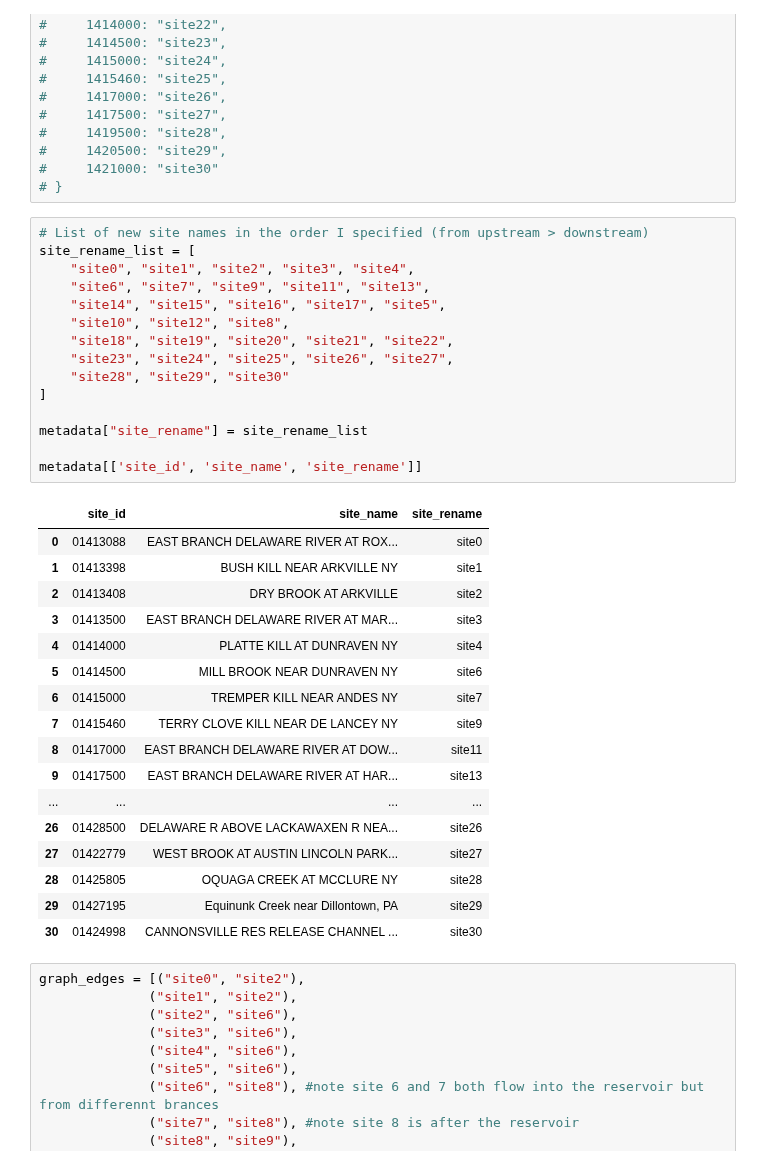
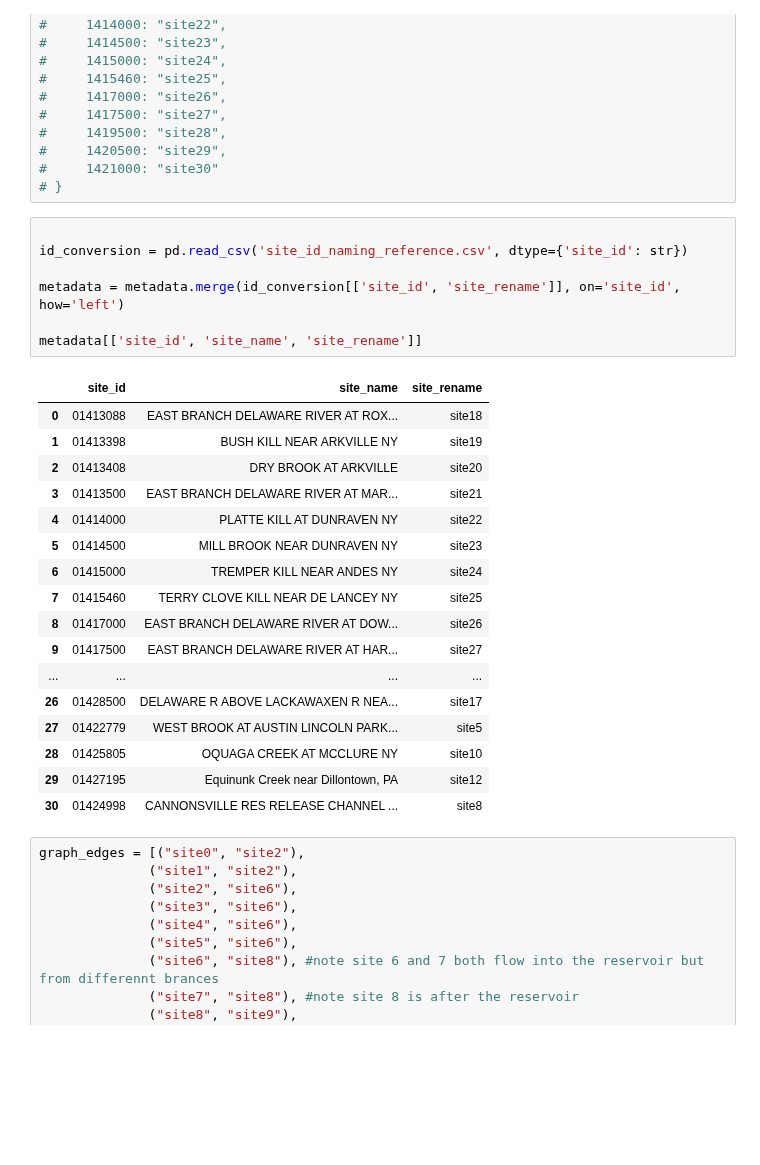
Before and after one commit to LouisaPawusch/CEE520-StreamflowGraphLearning, a Jupyter notebook: src/02_Generate_Graph/generate_graph.ipynb, the cells around one changed output. Saved outputs shown, nothing was run; the diff lists cells and outputs as text; blank space fills up the shorter version.

```diff
--- a/src/02_Generate_Graph/generate_graph.ipynb
+++ b/src/02_Generate_Graph/generate_graph.ipynb
@@ -119,38 +119,30 @@ plt.show()
 #     1421000: "site30"
 # }
 # %%
-# List of new site names in the order I specified (from upstream > downstream)
-site_rename_list = [
-    "site0", "site1", "site2", "site3", "site4",
-    "site6", "site7", "site9", "site11", "site13",
-    "site14", "site15", "site16", "site17", "site5",
-    "site10", "site12", "site8",
-    "site18", "site19", "site20", "site21", "site22",
-    "site23", "site24", "site25", "site26", "site27",
-    "site28", "site29", "site30"
-]
 
-metadata["site_rename"] = site_rename_list
+id_conversion = pd.read_csv('site_id_naming_reference.csv', dtype={'site_id': str})
+
+metadata = metadata.merge(id_conversion[['site_id', 'site_rename']], on='site_id', how='left')
 
 metadata[['site_id', 'site_name', 'site_rename']]
 # %% [output]
 |  | site_id | site_name | site_rename |
-| 0 | 01413088 | EAST BRANCH DELAWARE RIVER AT ROX... | site0 |
-| 1 | 01413398 | BUSH KILL NEAR ARKVILLE NY | site1 |
-| 2 | 01413408 | DRY BROOK AT ARKVILLE | site2 |
-| 3 | 01413500 | EAST BRANCH DELAWARE RIVER AT MAR... | site3 |
-| 4 | 01414000 | PLATTE KILL AT DUNRAVEN NY | site4 |
-| 5 | 01414500 | MILL BROOK NEAR DUNRAVEN NY | site6 |
-| 6 | 01415000 | TREMPER KILL NEAR ANDES NY | site7 |
-| 7 | 01415460 | TERRY CLOVE KILL NEAR DE LANCEY NY | site9 |
-| 8 | 01417000 | EAST BRANCH DELAWARE RIVER AT DOW... | site11 |
-| 9 | 01417500 | EAST BRANCH DELAWARE RIVER AT HAR... | site13 |
+| 0 | 01413088 | EAST BRANCH DELAWARE RIVER AT ROX... | site18 |
+| 1 | 01413398 | BUSH KILL NEAR ARKVILLE NY | site19 |
+| 2 | 01413408 | DRY BROOK AT ARKVILLE | site20 |
+| 3 | 01413500 | EAST BRANCH DELAWARE RIVER AT MAR... | site21 |
+| 4 | 01414000 | PLATTE KILL AT DUNRAVEN NY | site22 |
+| 5 | 01414500 | MILL BROOK NEAR DUNRAVEN NY | site23 |
+| 6 | 01415000 | TREMPER KILL NEAR ANDES NY | site24 |
+| 7 | 01415460 | TERRY CLOVE KILL NEAR DE LANCEY NY | site25 |
+| 8 | 01417000 | EAST BRANCH DELAWARE RIVER AT DOW... | site26 |
+| 9 | 01417500 | EAST BRANCH DELAWARE RIVER AT HAR... | site27 |
 | ... | ... | ... | ... |
-| 26 | 01428500 | DELAWARE R ABOVE LACKAWAXEN R NEA... | site26 |
-| 27 | 01422779 | WEST BROOK AT AUSTIN LINCOLN PARK... | site27 |
-| 28 | 01425805 | OQUAGA CREEK AT MCCLURE NY | site28 |
-| 29 | 01427195 | Equinunk Creek near Dillontown, PA | site29 |
-| 30 | 01424998 | CANNONSVILLE RES RELEASE CHANNEL ... | site30 |
+| 26 | 01428500 | DELAWARE R ABOVE LACKAWAXEN R NEA... | site17 |
+| 27 | 01422779 | WEST BROOK AT AUSTIN LINCOLN PARK... | site5 |
+| 28 | 01425805 | OQUAGA CREEK AT MCCLURE NY | site10 |
+| 29 | 01427195 | Equinunk Creek near Dillontown, PA | site12 |
+| 30 | 01424998 | CANNONSVILLE RES RELEASE CHANNEL ... | site8 |
 # %%
 graph_edges = [("site0", "site2"),
               ("site1", "site2"),
```
